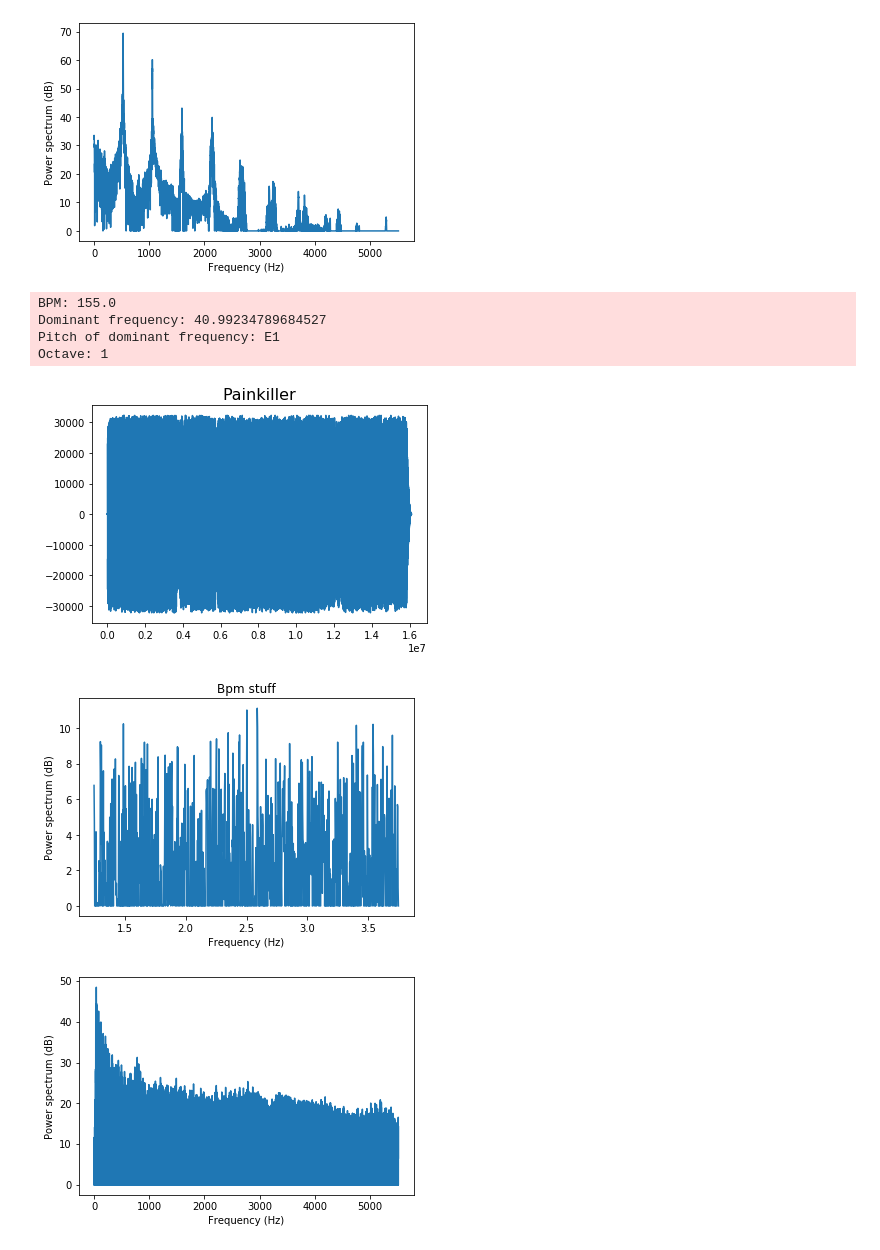
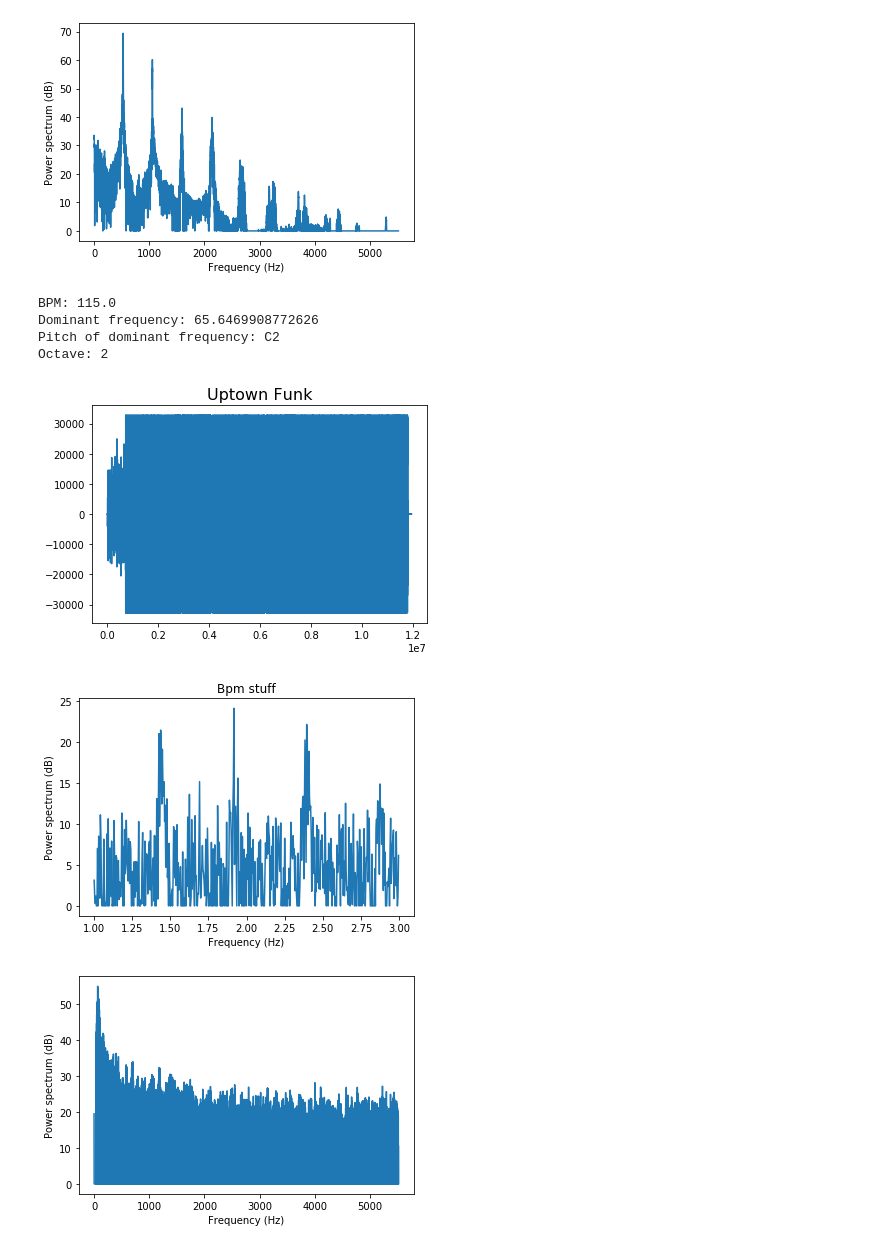
Before and after one commit to CuttlefishEmpire/FourierTransform, a Jupyter notebook: help.ipynb, the cells around one changed output. Drawn from its saved outputs; the diff is of its cells as text; code cells hidden in the pictures.

```diff
--- a/help.ipynb
+++ b/help.ipynb
@@ -266,7 +266,7 @@ import scipy as sp
 
 # MASTER
 
-AudioName = "Painkiller.wav" # Audio file name
+AudioName = "Uptown Funk.wav" # Audio file name
 fs, Audiodata = wavfile.read(AudioName)
 
 Audiodata = np.mean(Audiodata, axis = 1) # Converts from stereo
@@ -275,8 +275,8 @@ Audiodata = np.mean(Audiodata, axis = 1) # Converts from stereo
 import matplotlib.pyplot as plt
 plt.plot(Audiodata)
 plt.title(AudioName[:len(AudioName)-4],size=16)
-
 # Power spectrum
+#def fourierTransform(aud):
 from scipy.fftpack import fft
 n = len(Audiodata)
 AudioFreq = fft(Audiodata)
@@ -304,7 +304,6 @@ def pitch(freq):
     octave = h // 12
     n = h % 12
     return name[n] + str(octave)
-
 # Remove negative volumes
 noNegs = 10*np.log10(MagFreq[:len(MagFreq)//4])
 noNegs2 = []
@@ -313,7 +312,6 @@ for neg in noNegs:
         noNegs2.append(neg)
     else:
         noNegs2.append(0)
-
 plt.figure()
 freqAxis = np.arange(0,int(np.ceil((n+1)/2.0)), 1.0) * (fs / n);
 parsedFreqAxis = freqAxis[:len(freqAxis)//4]
@@ -330,7 +328,7 @@ for f, v in zip(parsedFreqAxis, noNegs2):
             if m > maxElement:
                 maxElement = m
         if maxElement != 0:
-                boundaryListUnparsed.append(int(f))
+            boundaryListUnparsed.append(int(f))
         maxList = []
         maxElement = 0
 for e in range(1, len(boundaryListUnparsed)):
@@ -354,62 +352,68 @@ bpmFreq = 0
 maxBpmVol = 0
 bpmFreq = bpmPoss[bpmPossVals.index(max(bpmPossVals))]*60
 indOfBpmFreq = bpmPossVals.index(max(bpmPossVals))
 for f, v in zip(bpmPoss, bpmPossVals):
-    if v > maxBpmVol:
-        #bpmFreq = f
+   if v > maxBpmVol:
+       #bpmFreq = f
         maxBpmVol = v
 #bpmFreq = bpmFreq * 60
 bpmFreq0 = round(60*bpmPoss[bpmPossVals.index(max(bpmPossVals))])
 print("BPM:",bpmFreq0)
 plt.plot(bpmPoss, bpmPossVals)
 plt.xlabel('Frequency (Hz)')
 plt.ylabel('Power spectrum (dB)')
 plt.title('Bpm stuff')
 # What octave is it mainly in (would comment out if I could but since Python is big gay I'll just write a whole new section and ignore this)
-numOfOctave = 0
-topFivePeaks = []
-peaks = []
-peaksVols = []
-for v in range(10, len(noNegs2)-10):
-    if (noNegs2[v] > noNegs2[v-10]) and (noNegs2[v] > noNegs2[v+10]) and (noNegs2[v] > noNegs2[v-5]) and (noNegs2[v] > noNegs2[v+5]) and (noNegs2[v] > noNegs2[v-1]) and (noNegs2[v] > noNegs2[v+1]):
+#    numOfOctave = 0
+#topFivePeaks = []
+#    peaks = []
+#peaksVols = []
+#for v in range(10, len(noNegs2)-10):
+#    if (noNegs2[v] > noNegs2[v-10]) and (noNegs2[v] > noNegs2[v+10]) and (noNegs2[v] > noNegs2[v-5]) and (noNegs2[v] > noNegs2[v+5]) and (noNegs2[v] > noNegs2[v-1]) and (noNegs2[v] > noNegs2[v+1]):
         #if parsedFreqAxis[v] > 130:
-            peaks.append(parsedFreqAxis[v])
-            peaksVols.append(noNegs2[v])
-peaksBackup = peaks
-peaksVolsBackup = peaksVols
-for v in range(0,5):
-    maxPeak = 0
-    indOfMax = 0
-    for f in range(0,len(peaks)):
-        if peaksVols[f] > maxPeak:
-            maxPeak = peaksVols[f]
-            indOfMax = f
-    topFivePeaks.append(peaks[indOfMax])
-    peaks.pop(indOfMax)
-    peaksVols.pop(indOfMax)
+#            peaks.append(parsedFreqAxis[v])
+#            peaksVols.append(noNegs2[v])
+#peaksBackup = peaks
+#peaksVolsBackup = peaksVols
+#for v in range(0,5):
+#    maxPeak = 0
+#    indOfMax = 0
+#    for f in range(0,len(peaks)):
+#        if peaksVols[f] > maxPeak:
+#            maxPeak = peaksVols[f]
+#            indOfMax = f
+#    topFivePeaks.append(peaks[indOfMax])
+#    peaks.pop(indOfMax)
+#    peaksVols.pop(indOfMax)
 
 # What octave is it mainly in, actually this time
 octave = 0
 octaveBounds = [16.35, 32.7, 65.41, 130.81, 261.63, 523.25, 1046.5]
-dominantFrq = parsedFreqAxis[noNegs2.index(max(noNegs2))]
+noNegs3 = noNegs2
+for v in range(1,len(noNegs3)):
+    if parsedFreqAxis[v] < 35:
+        noNegs3[v] = 0
+dominantFrq = parsedFreqAxis[noNegs3.index(max(noNegs3))]
 dominantFrqPitch = pitch(dominantFrq)
 print("Dominant frequency:",dominantFrq)
 print("Pitch of dominant frequency:",dominantFrqPitch)
 for o in range(1,len(octaveBounds)):
     if dominantFrq < octaveBounds[o] and dominantFrq > octaveBounds[o-1]:
         octave = o-1
 print("Octave:",octave)
-
 plt.figure()
 plt.plot(parsedFreqAxis,noNegs2)
 plt.xlabel('Frequency (Hz)'); plt.ylabel('Power spectrum (dB)')
+plt.show()
 
-plt.show()
+# fourierTransform(Audiodata)
+
+# Figure out # of key changes
 # %% [output]
-BPM: 155.0
-Dominant frequency: 40.99234789684527
-Pitch of dominant frequency: E1
-Octave: 1
+BPM: 115.0
+Dominant frequency: 65.6469908772626
+Pitch of dominant frequency: C2
+Octave: 2
-[figure, old version]
+[figure, new version]
-[figure, old version]
+[figure, new version]
-[figure, old version]
+[figure, new version]
```
